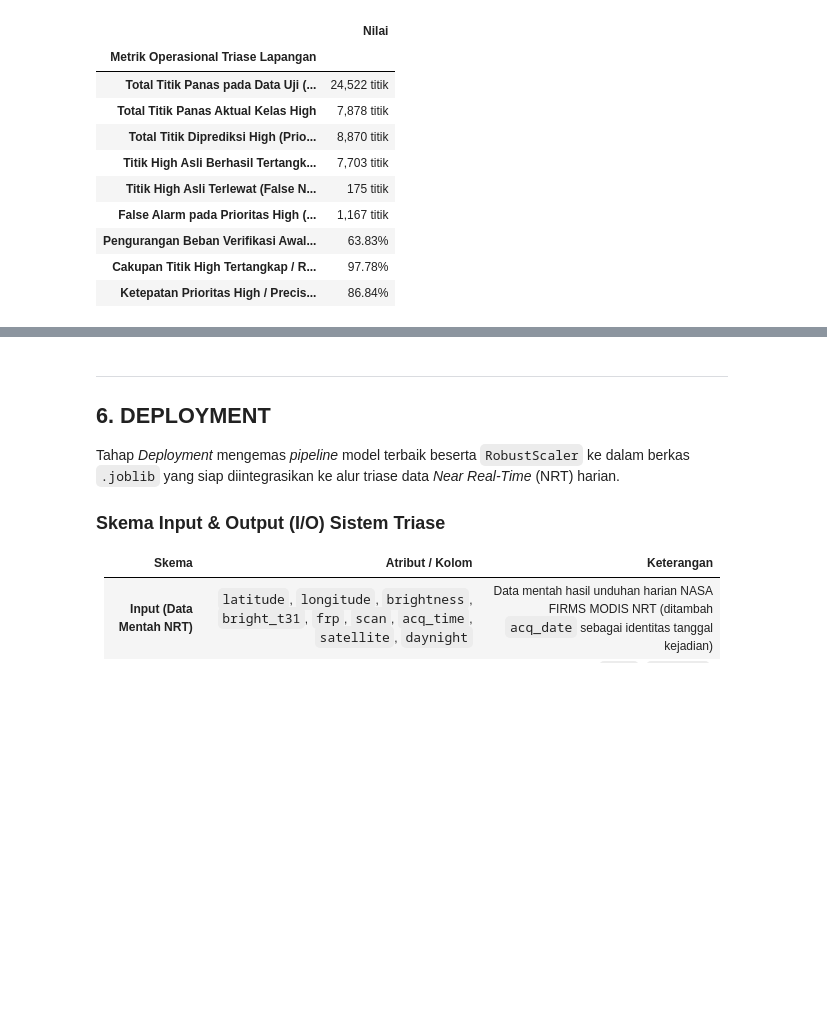
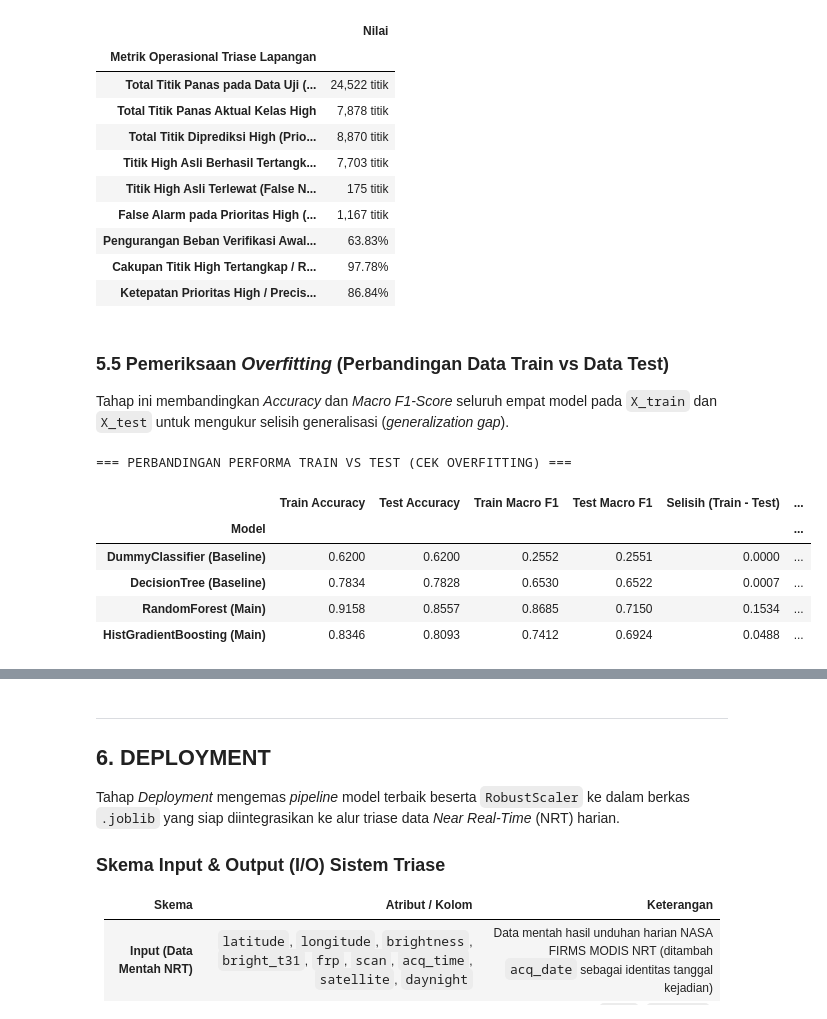
Before and after one commit to Indranaufalf/6_DataScience_IF-A, a Jupyter notebook: Laporan_UTS_EDA_Hotspot_NASA_FIRMS_2026.ipynb, the cells around one changed output, grey strips where cells are left out. Drawn from its saved outputs; the diff is of its cells as text; code cells hidden in the pictures; blank space fills up the shorter version.

```diff
--- a/Laporan_UTS_EDA_Hotspot_NASA_FIRMS_2026.ipynb
+++ b/Laporan_UTS_EDA_Hotspot_NASA_FIRMS_2026.ipynb
@@ -1309,3 +1373,49 @@ display(cost_benefit_df)
 | Pengurangan Beban Verifikasi Awal... | 63.83% |
 | Cakupan Titik High Tertangkap / R... | 97.78% |
 | Ketepatan Prioritas High / Precis... | 86.84% |
+# %% [markdown]
+### **5.5 Pemeriksaan *Overfitting* (Perbandingan Data Train vs Data Test)**
+Tahap ini membandingkan *Accuracy* dan *Macro F1-Score* seluruh empat model pada `X_train` dan `X_test` untuk mengukur selisih generalisasi (*generalization gap*).
+# %%
+overfit_rows = []
+
+for name, pipe in fitted_pipelines.items():
+    pred_tr = pipe.predict(X_train)
+    pred_te = y_pred_test_dict[name]
+
+    acc_tr = accuracy_score(y_train, pred_tr)
+    acc_te = accuracy_score(y_test, pred_te)
+    f1_tr = f1_score(y_train, pred_tr, average='macro', zero_division=0)
+    f1_te = f1_score(y_test, pred_te, average='macro', zero_division=0)
+    gap = f1_tr - f1_te
+
+    if f1_tr < 0.50:
+        status = 'Underfitting'
+    elif gap < 0.05:
+        status = 'Tidak Overfitting (Stabil)'
+    elif gap < 0.12:
+        status = 'Overfitting Ringan (Terkendali)'
+    else:
+        status = 'Indikasi Overfitting'
+
+    overfit_rows.append({
+        'Model': name,
+        'Train Accuracy': round(acc_tr, 4),
+        'Test Accuracy': round(acc_te, 4),
+        'Train Macro F1': round(f1_tr, 4),
+        'Test Macro F1': round(f1_te, 4),
+        'Selisih (Train - Test)': round(gap, 4),
+        'Indikasi Overfitting': status
+    })
+
+overfit_df = pd.DataFrame(overfit_rows).set_index('Model')
+print("=== PERBANDINGAN PERFORMA TRAIN VS TEST (CEK OVERFITTING) ===")
+display(overfit_df)
+# %% [output]
+=== PERBANDINGAN PERFORMA TRAIN VS TEST (CEK OVERFITTING) ===
+|  | Train Accuracy | Test Accuracy | Train Macro F1 | Test Macro F1 | Selisih (Train - Test) | ... |
+| Model |  |  |  |  |  | ... |
+| DummyClassifier (Baseline) | 0.6200 | 0.6200 | 0.2552 | 0.2551 | 0.0000 | ... |
+| DecisionTree (Baseline) | 0.7834 | 0.7828 | 0.6530 | 0.6522 | 0.0007 | ... |
+| RandomForest (Main) | 0.9158 | 0.8557 | 0.8685 | 0.7150 | 0.1534 | ... |
+| HistGradientBoosting (Main) | 0.8346 | 0.8093 | 0.7412 | 0.6924 | 0.0488 | ... |
```
Also changed, not shown: parts of 21 cells of this notebook.
